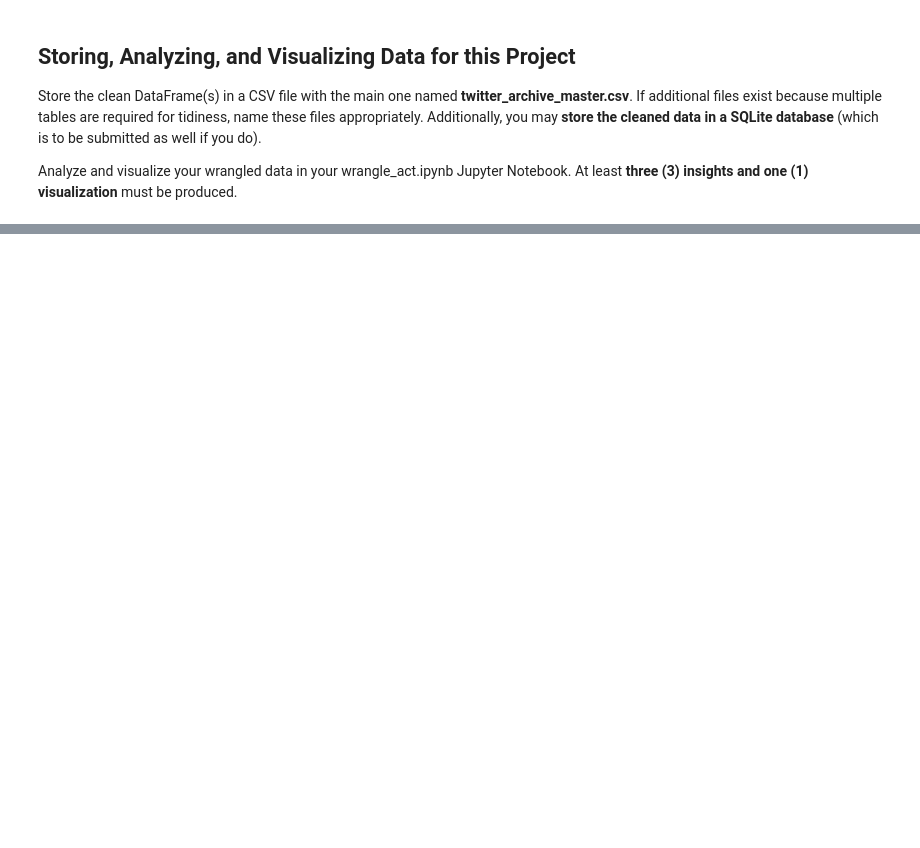
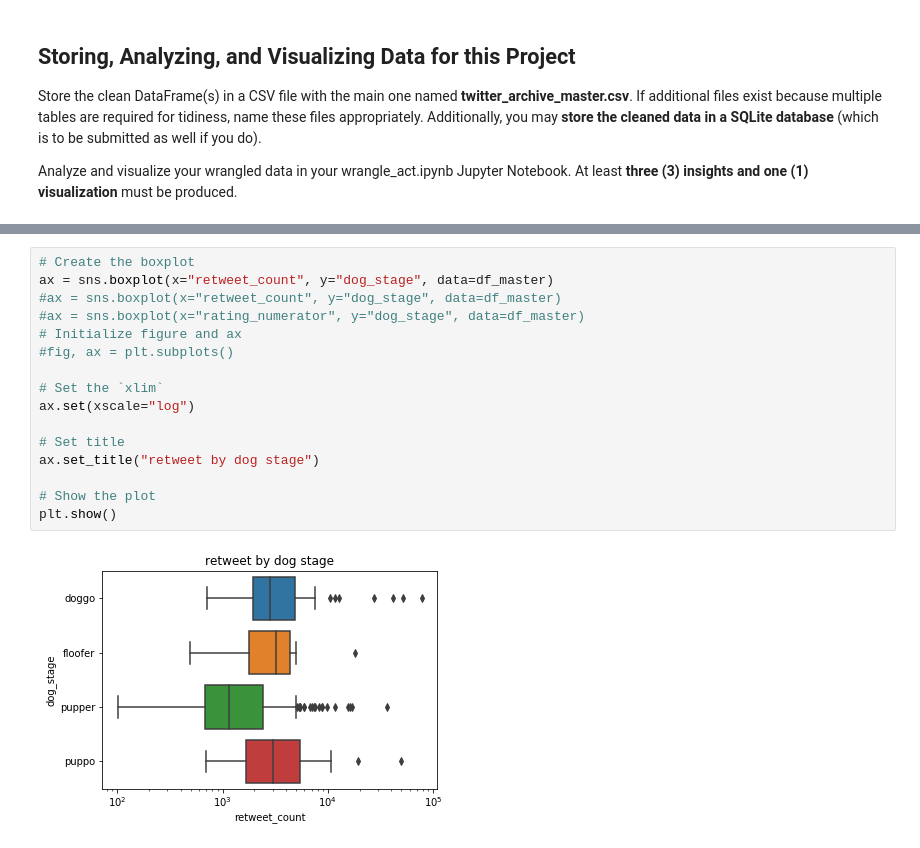
Before and after one commit to teragotti/DAND_data_wrangling, a Jupyter notebook: wrangle_act.ipynb, the cells around one changed output, grey strips where cells are left out. Drawn from its saved outputs; the diff is of its cells as text; blank space fills up the shorter version.

```diff
--- a/wrangle_act.ipynb
+++ b/wrangle_act.ipynb
@@ -629,0 +966,18 @@ Analyze and visualize your wrangled data in your wrangle_act.ipynb Jupyter Noteb
+# %%
+# Create the boxplot
+ax = sns.boxplot(x="retweet_count", y="dog_stage", data=df_master)
+#ax = sns.boxplot(x="retweet_count", y="dog_stage", data=df_master)
+#ax = sns.boxplot(x="rating_numerator", y="dog_stage", data=df_master)
+# Initialize figure and ax
+#fig, ax = plt.subplots()
+
+# Set the `xlim`
+ax.set(xscale="log")
+
+# Set title
+ax.set_title("retweet by dog stage")
+
+# Show the plot
+plt.show()
+# %% [output]
+[figure, added]
```
Also changed, not shown: parts of 94 cells of this notebook, 1 other file.
